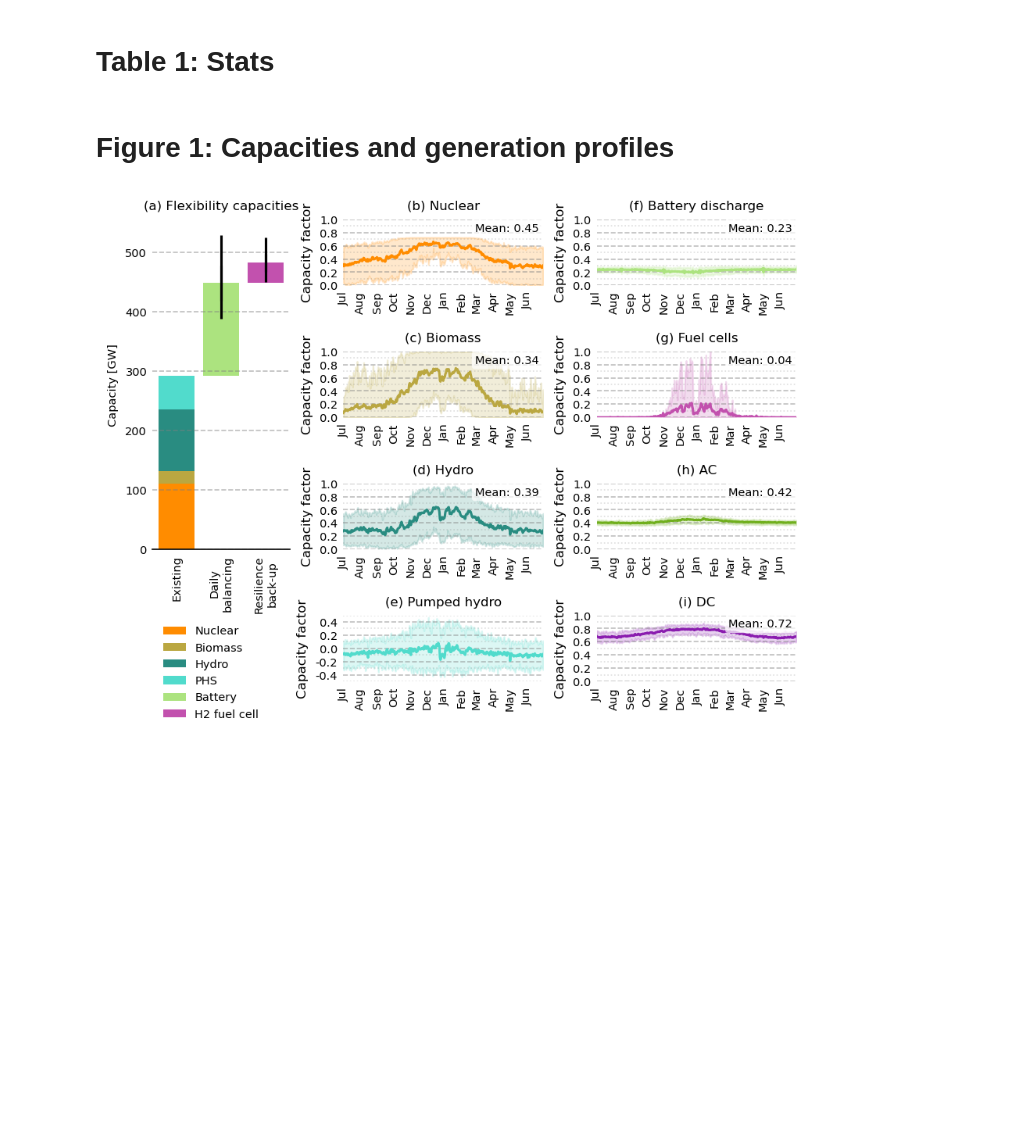
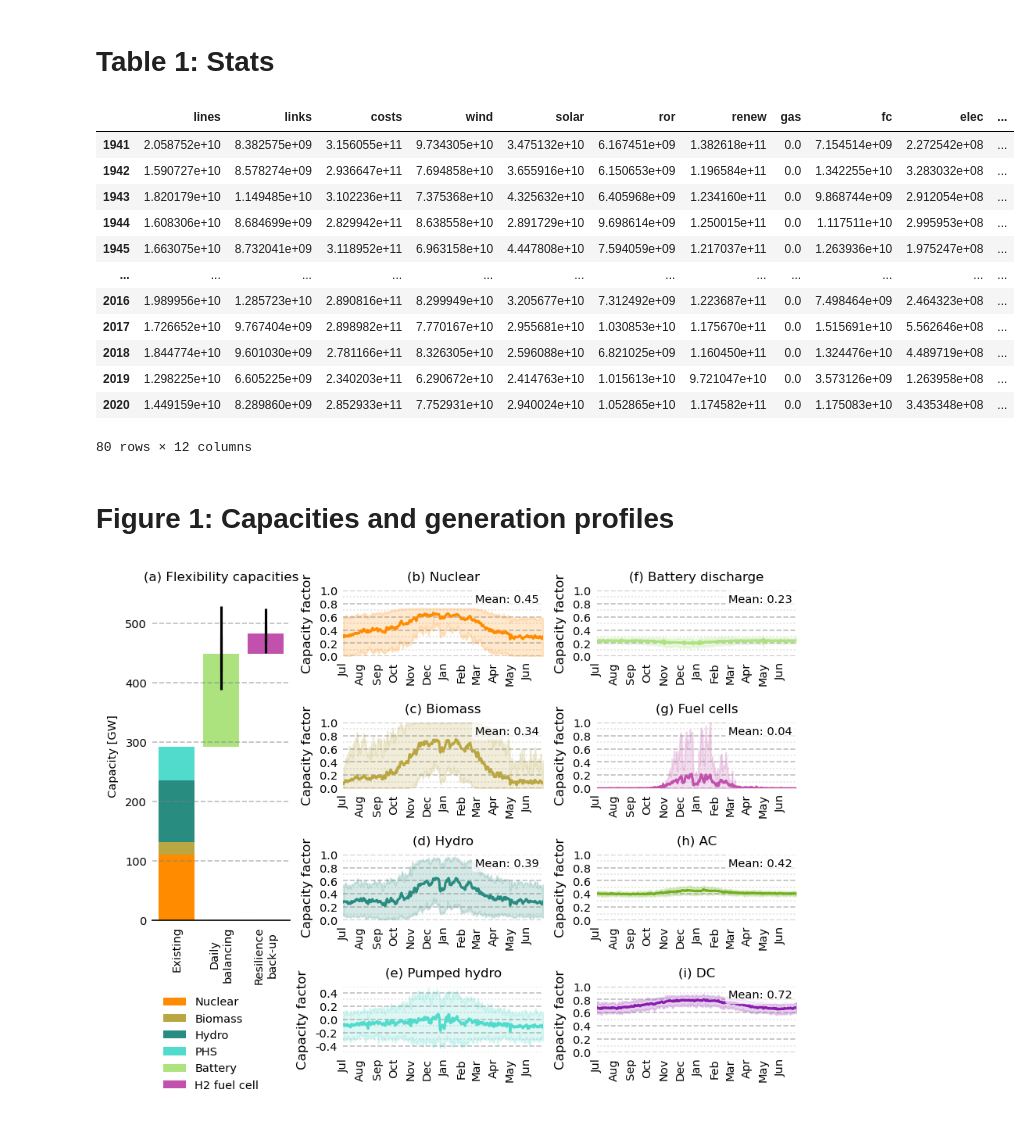
Before and after one commit to aleks-g/stressed-system, a Jupyter notebook: workflow/notebooks/paper_plots_r1.ipynb, the cells around one changed output. Saved outputs shown, nothing was run; the diff lists cells and outputs as text; code cells hidden in the pictures; blank space fills up the shorter version.

```diff
--- a/workflow/notebooks/paper_plots_r1.ipynb
+++ b/workflow/notebooks/paper_plots_r1.ipynb
@@ -182,5 +176,21 @@ n = pypsa.Network(f"../results/{config_name}/weather_year_1941/networks/base_s_9
 # %% [markdown]
 # Table 1: Stats
+# %%
+annual_costs
+# %% [output]
+|  | lines | links | costs | wind | solar | ror | renew | gas | fc | elec | ... |
+| 1941 | 2.058752e+10 | 8.382575e+09 | 3.156055e+11 | 9.734305e+10 | 3.475132e+10 | 6.167451e+09 | 1.382618e+11 | 0.0 | 7.154514e+09 | 2.272542e+08 | ... |
+| 1942 | 1.590727e+10 | 8.578274e+09 | 2.936647e+11 | 7.694858e+10 | 3.655916e+10 | 6.150653e+09 | 1.196584e+11 | 0.0 | 1.342255e+10 | 3.283032e+08 | ... |
+| 1943 | 1.820179e+10 | 1.149485e+10 | 3.102236e+11 | 7.375368e+10 | 4.325632e+10 | 6.405968e+09 | 1.234160e+11 | 0.0 | 9.868744e+09 | 2.912054e+08 | ... |
+| 1944 | 1.608306e+10 | 8.684699e+09 | 2.829942e+11 | 8.638558e+10 | 2.891729e+10 | 9.698614e+09 | 1.250015e+11 | 0.0 | 1.117511e+10 | 2.995953e+08 | ... |
+| 1945 | 1.663075e+10 | 8.732041e+09 | 3.118952e+11 | 6.963158e+10 | 4.447808e+10 | 7.594059e+09 | 1.217037e+11 | 0.0 | 1.263936e+10 | 1.975247e+08 | ... |
+| ... | ... | ... | ... | ... | ... | ... | ... | ... | ... | ... | ... |
+| 2016 | 1.989956e+10 | 1.285723e+10 | 2.890816e+11 | 8.299949e+10 | 3.205677e+10 | 7.312492e+09 | 1.223687e+11 | 0.0 | 7.498464e+09 | 2.464323e+08 | ... |
+| 2017 | 1.726652e+10 | 9.767404e+09 | 2.898982e+11 | 7.770167e+10 | 2.955681e+10 | 1.030853e+10 | 1.175670e+11 | 0.0 | 1.515691e+10 | 5.562646e+08 | ... |
+| 2018 | 1.844774e+10 | 9.601030e+09 | 2.781166e+11 | 8.326305e+10 | 2.596088e+10 | 6.821025e+09 | 1.160450e+11 | 0.0 | 1.324476e+10 | 4.489719e+08 | ... |
+| 2019 | 1.298225e+10 | 6.605225e+09 | 2.340203e+11 | 6.290672e+10 | 2.414763e+10 | 1.015613e+10 | 9.721047e+10 | 0.0 | 3.573126e+09 | 1.263958e+08 | ... |
+| 2020 | 1.449159e+10 | 8.289860e+09 | 2.852933e+11 | 7.752931e+10 | 2.940024e+10 | 1.052865e+10 | 1.174582e+11 | 0.0 | 1.175083e+10 | 3.435348e+08 | ... |
+80 rows × 12 columns
 # %% [markdown]
 # Figure 1: Capacities and generation profiles
 # %%
```
Also changed, not shown: parts of 4 cells of this notebook, 3 other files.
